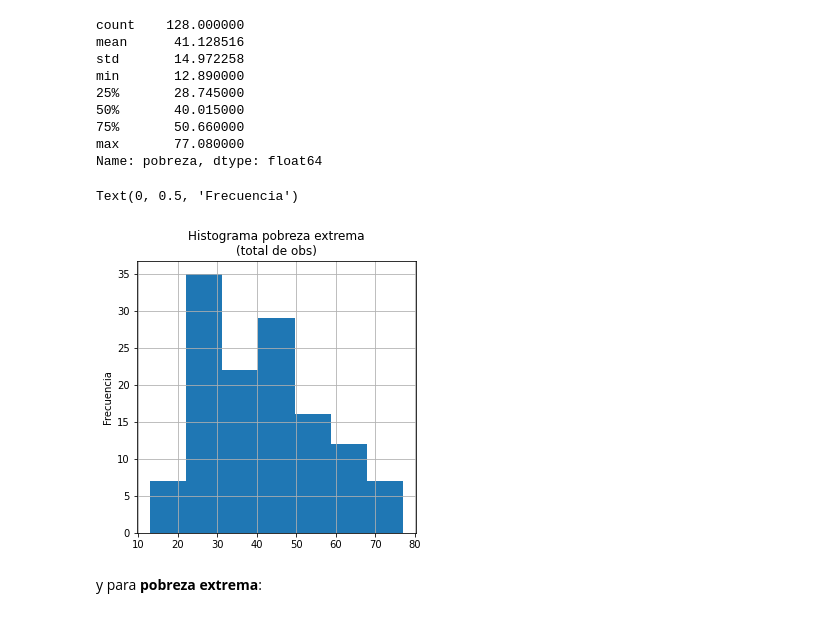
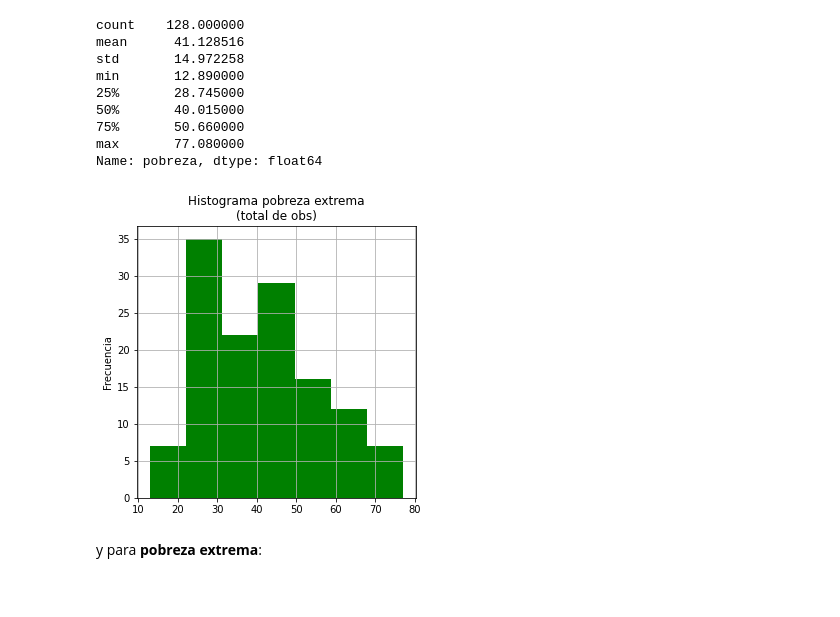
Before and after one commit to prope-2020-gh-classroom/practica-final-por-equipos-verano-2020-itam-JSOHE, a Jupyter notebook: cbautistap_wf.ipynb, the cells around one changed output. Cells and saved outputs as stored; diff of their text form; code cells hidden in the pictures.

Commit message:
ingreso, pobreza and pobreza extrema analyses done. Closes #13

```diff
--- a/cbautistap_wf.ipynb
+++ b/cbautistap_wf.ipynb
@@ -305,0 +312,7 @@ ypos=np.arange(len(bdprom_ord_pob))
+# %%
+plt.rcParams["figure.figsize"] = [9,5]
+plt.bar(ypos,bdprom_ord_pob["pobreza"],color="g")
+plt.xticks(ypos,bdprom_ord_pob["nombre_ent"],rotation=90)
+plt.ylabel("Porcentaje de población\nen situación de pobreza")
+plt.title("Pobreza promedio 2015-2018")
+plt.show()
@@ -305,0 +327,7 @@ ypos=np.arange(len(bdprom_ord_pob))
+# %%
+plt.rcParams["figure.figsize"] = [9,5]
+plt.bar(ypos,bdprom_ord_pobe["pob_ext"],color="r")
+plt.xticks(ypos,bdprom_ord_pobe["nombre_ent"],rotation=90)
+plt.ylabel("Porcentaje de población\nen situación de pobreza extrema")
+plt.title("Pobreza extrema promedio 2015-2018")
+plt.show()
@@ -322,7 +353,9 @@ Se observa, entonces, que el ingreso anual promedio de los hogares mexicanos dur
 
 Se observa la distribución del ingreso medio en el siguiente histograma:
 # %%
+plt.rcParams["figure.figsize"] = [5,5]
 bdprom["ingreso"].hist(bins=10)
 plt.title("Histograma ingreso medio de 2015-2018\nen las entidades federativas")
 plt.ylabel("Frecuencia")
+plt.show()
 # %% [output]
@@ -416,12 +448,12 @@ min       12.890000
 max       77.080000
 Name: pobreza, dtype: float64
 # %%
-bd_cbp["pobreza"].hist(bins="scott")
+bd_cbp["pobreza"].hist(bins="scott",color="g")
 plt.title("Histograma pobreza extrema\n(total de obs)")
 plt.ylabel("Frecuencia")
+plt.show()
 # %% [output]
-Text(0, 0.5, 'Frecuencia')
-[figure, old version]
+[figure, new version]
 # %% [markdown]
 y para **pobreza extrema**:
 # %%
```
Also changed, not shown: parts of 45 cells of this notebook.
